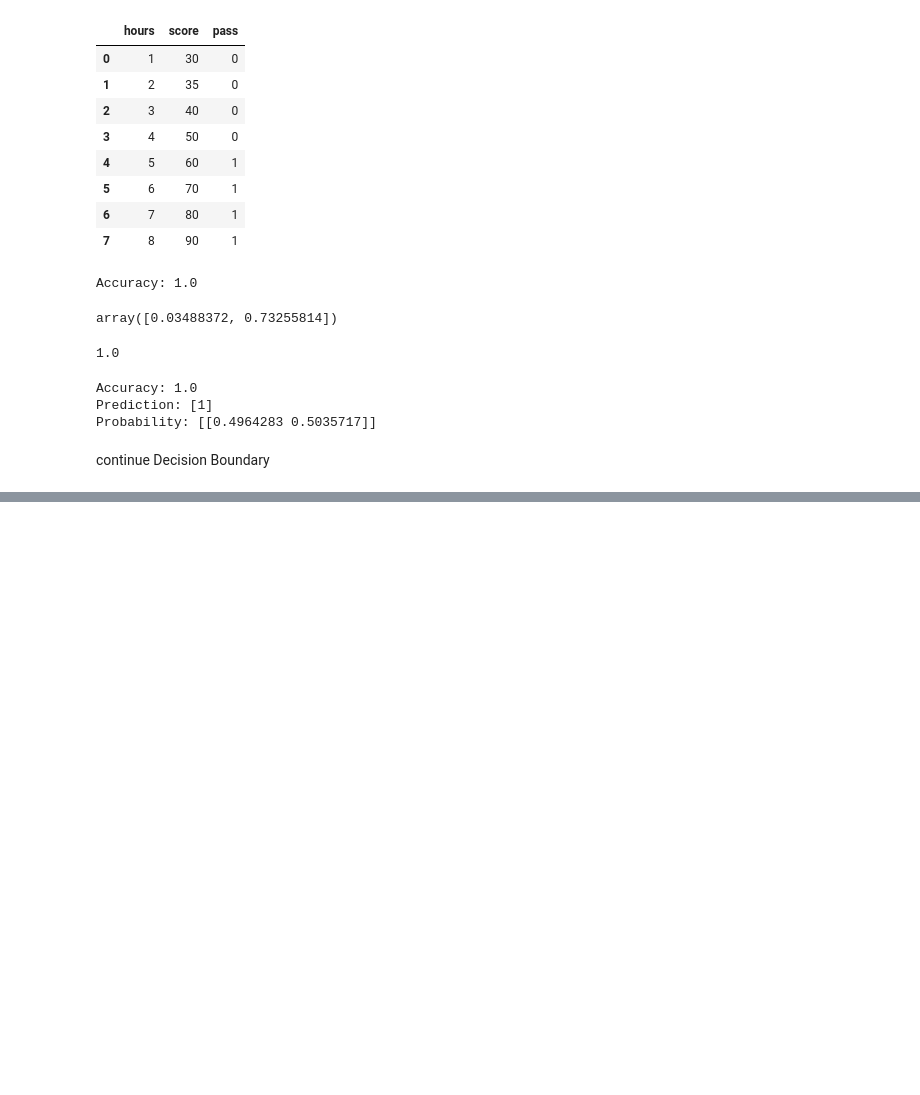
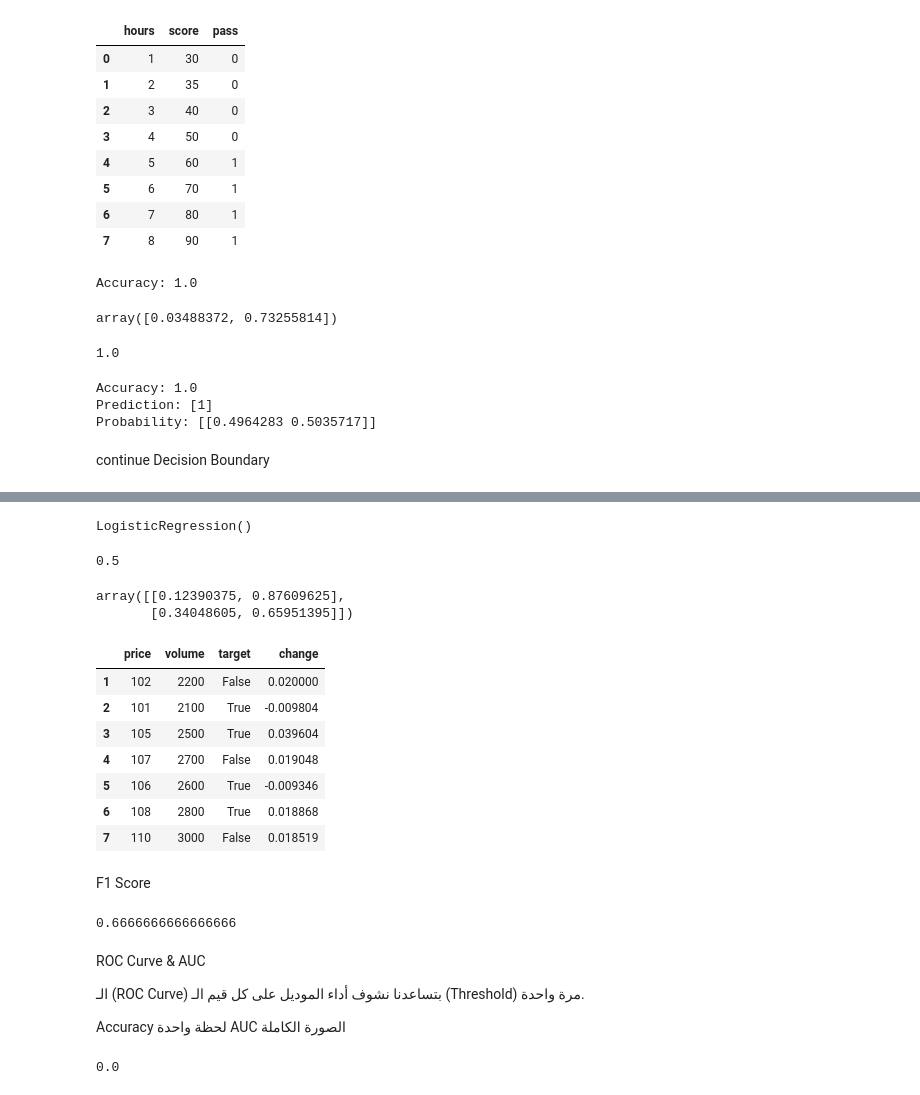
Before and after one commit to hady872/AI_Learning_Journey, a Jupyter notebook: machine_learning/ML_basics.ipynb, the cells around one changed output, grey strips where cells are left out. Drawn from its saved outputs; the diff is of its cells as text; code cells hidden in the pictures; blank space fills up the shorter version.

```diff
--- a/machine_learning/ML_basics.ipynb
+++ b/machine_learning/ML_basics.ipynb
@@ -458,0 +512,9 @@ continue Decision Boundary
+# %%
+import pandas as pd
+
+data = {
+    "price":  [100,  102,  101,  105,  107,  106,  108,  110],
+    "volume": [2000, 2200, 2100, 2500, 2700, 2600, 2800, 3000]
+}
+df = pd.DataFrame(data)
+df
@@ -458,0 +531,3 @@ continue Decision Boundary
+# %%
+df["target"] = (df["price"].shift(-1)) > df["price"].astype(int)
+df
@@ -458,0 +557,7 @@ continue Decision Boundary
+# %%
+from sklearn.linear_model import LinearRegression
+
+model = LogisticRegression()
+model.fit(x_train, y_train)
+# %% [output]
+LogisticRegression()
@@ -458,0 +566,13 @@ continue Decision Boundary
+# %%
+from sklearn.metrics import accuracy_score
+accuracy = accuracy_score(y_test, y_pred)
+accuracy
+# %% [output]
+0.5
+# %%
+model.predict_proba(x_test)
+# %% [output]
+array([[0.12390375, 0.87609625],
+       [0.34048605, 0.65951395]])
+# %%
+df["change"] = df["price"].pct_change()
@@ -458,0 +581,41 @@ continue Decision Boundary
+# %%
+df["change"] = df["price"].pct_change()
+df = df.dropna()
+df
+# %% [output]
+|  | price | volume | target | change |
+| 1 | 102 | 2200 | False | 0.020000 |
+| 2 | 101 | 2100 | True | -0.009804 |
+| 3 | 105 | 2500 | True | 0.039604 |
+| 4 | 107 | 2700 | False | 0.019048 |
+| 5 | 106 | 2600 | True | -0.009346 |
+| 6 | 108 | 2800 | True | 0.018868 |
+| 7 | 110 | 3000 | False | 0.018519 |
+# %% [markdown]
+F1 Score
+# %%
+from sklearn.metrics import f1_score
+f1 = f1_score(y_test, y_pred)
+f1
+# %% [output]
+0.6666666666666666
+# %% [markdown]
+ROC Curve & AUC
+
+الـ
+(ROC Curve)
+ بتساعدنا نشوف أداء الموديل على كل قيم الـ
+ (Threshold) مرة واحدة.
+
+ Accuracy لحظة واحدة
+AUC الصورة الكاملة
+# %%
+from sklearn.metrics import roc_auc_score, roc_curve
+
+y_prob = model.predict_proba(x_test)[:, 1]
+
+fpr, tpr, thresholds = roc_curve(y_test, y_prob)
+
+roc_auc_score(y_test, y_prob)
+# %% [output]
+0.0
```
Also changed, not shown: parts of 12 cells of this notebook.
